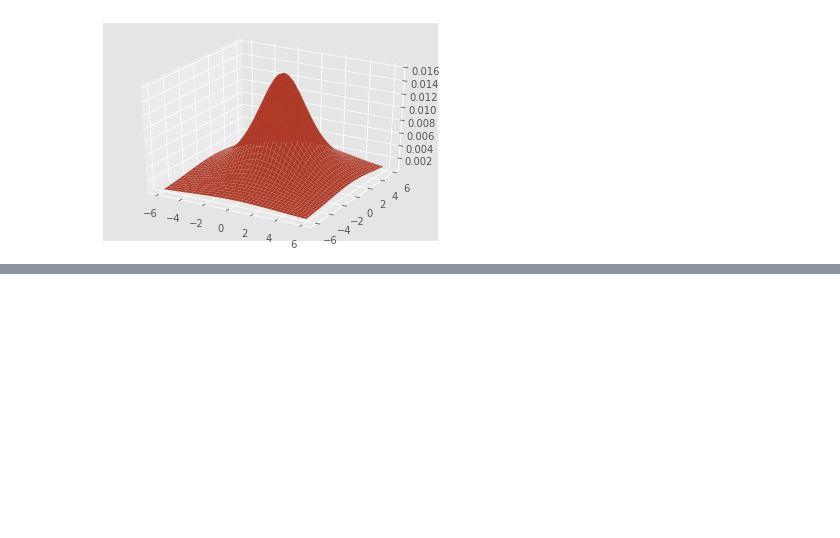
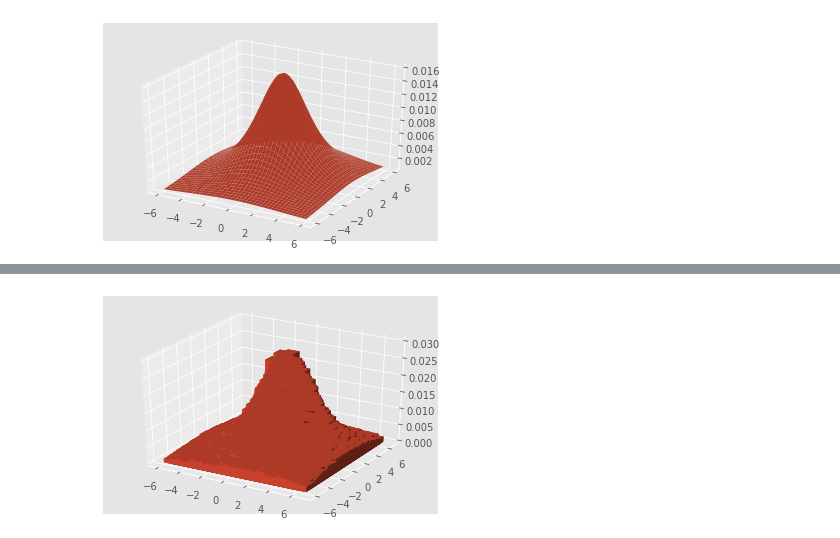
Before and after one commit to andrew-kulikov/matmod, a Jupyter notebook: src/lab2_continuous.ipynb, the cells around one changed output, grey strips where cells are left out. Drawn from its saved outputs; the diff is of its cells as text; code cells hidden in the pictures; blank space fills up the shorter version.

```diff
--- a/src/lab2_continuous.ipynb
+++ b/src/lab2_continuous.ipynb
@@ -122,7 +43,0 @@ plt.hist(x_p, range=(-6, 6), density=True)
-# %%
-from statlib.metrics import expectation, dispersion
-
-disps = []
-for _ in range(1000):
-    xx = np.array([np.random.uniform() for _ in range(100)])
-    disps.append(expectation(xx))
@@ -132,0 +57,11 @@ plt.hist(disps, bins=40, density=True);
+# %%
+from statlib.metrics import get_bins_count
+
+gen = BasicRand(LCG())
+
+n = 1000000
+xi1 = np.array([gen.next() for _ in range(n)])
+xi2 = np.array([gen.next() for _ in range(n)])
+
+ranges = [[-6, 6], [-6, 6]]
+bins = get_bins_count(n)
@@ -132,0 +75,18 @@ plt.hist(disps, bins=40, density=True);
+# %%
+fig = plt.figure()
+ax = fig.add_subplot(111, projection='3d')
+hist, xedges, yedges = np.histogram2d(x_p, y_p, bins=bins, range=ranges, normed=True)
+
+xpos, ypos = np.meshgrid(xedges[:-1], yedges[:-1])
+xpos = xpos.ravel()
+ypos = ypos.ravel()
+zpos = 0
+
+dx = dy = np.ones_like(zpos)
+dz = hist.ravel()
+
+ax.bar3d(xpos, ypos, zpos, dx, dy, dz)
+
+plt.show()
+# %% [output]
+[figure, added]
```
Also changed, not shown: parts of 38 cells of this notebook, 1 other file.
